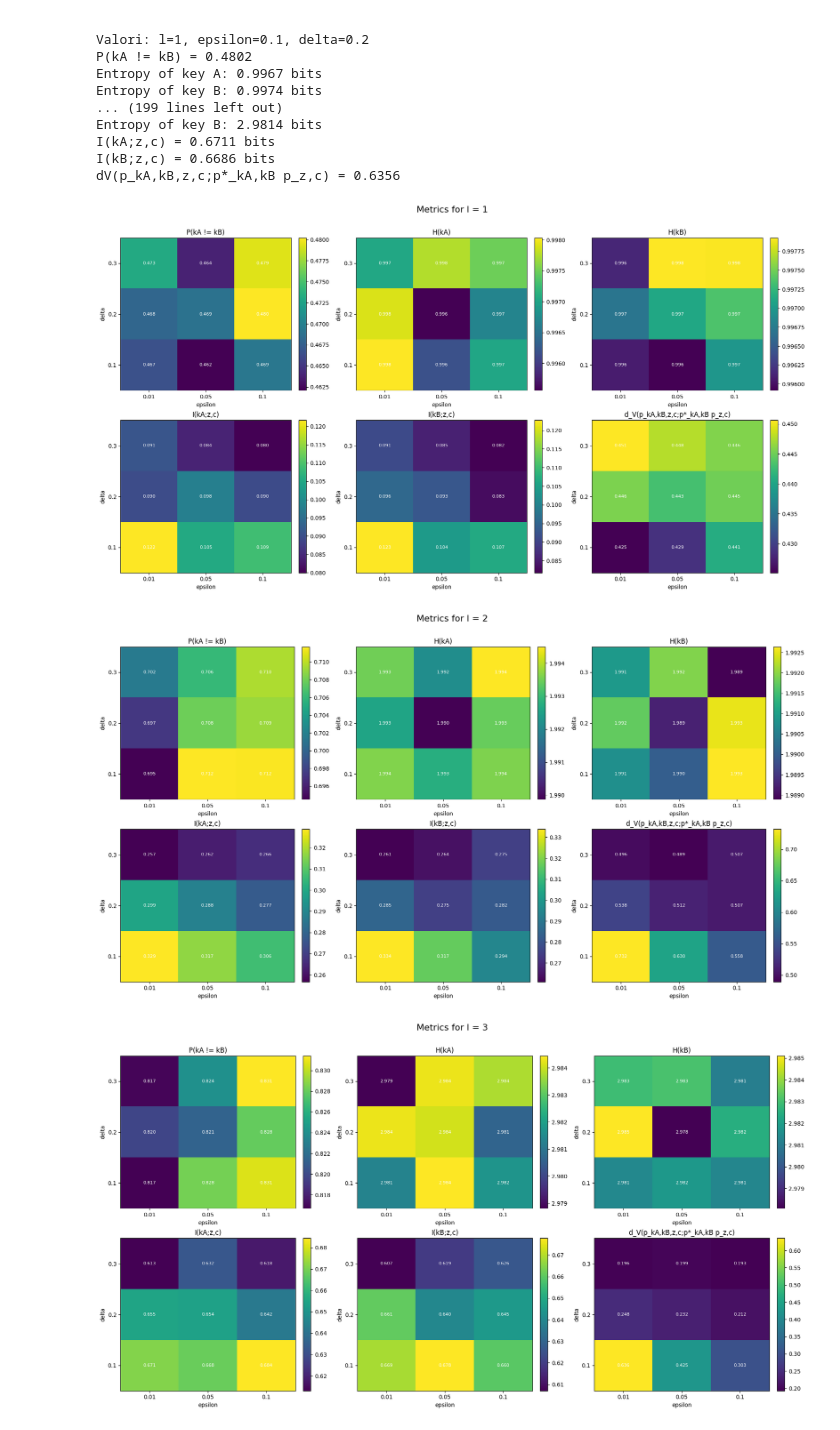
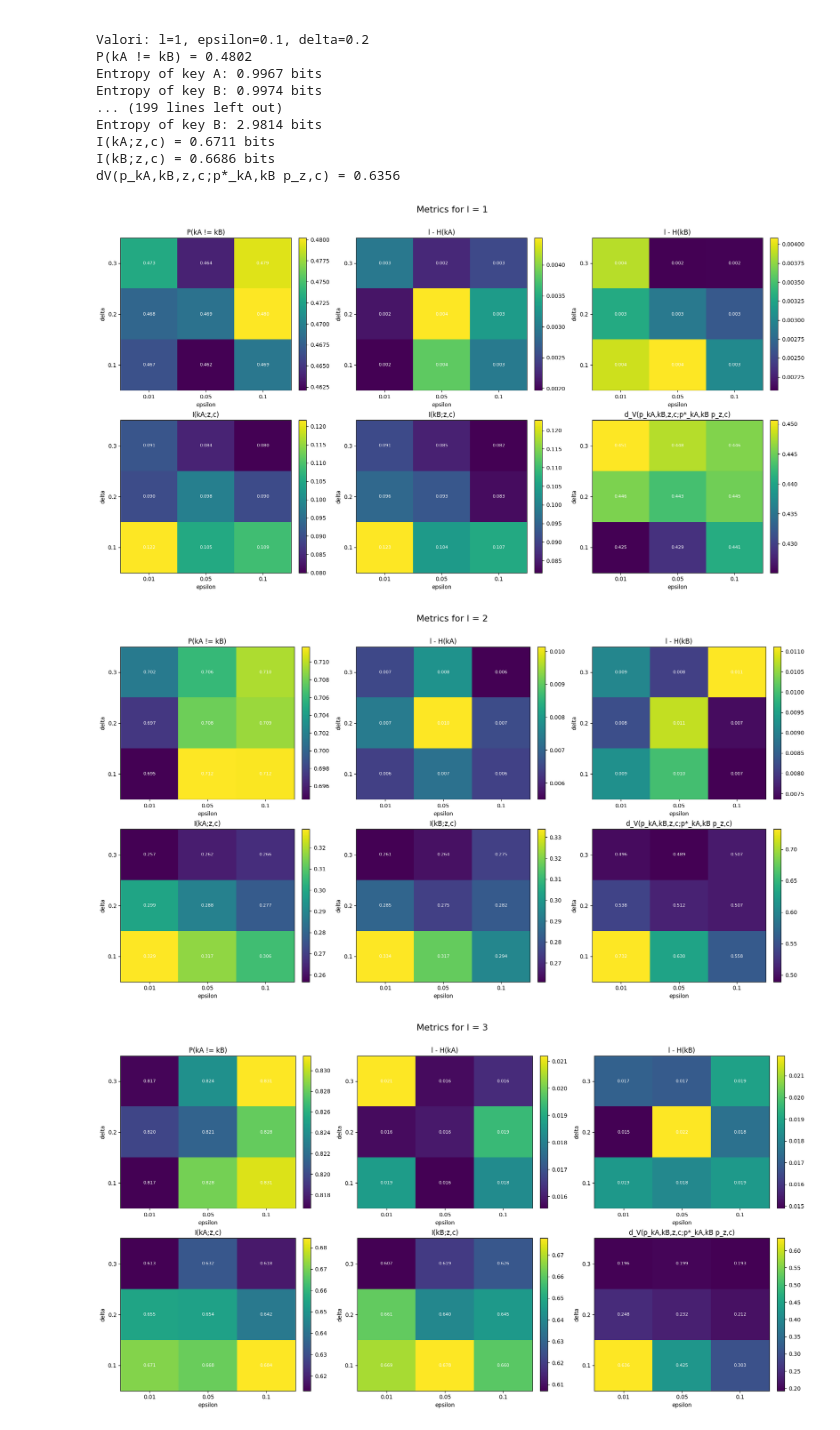
Before and after one commit to Massimo-Vettorello/Lab4I-S, a Jupyter notebook: code_sudormrf.ipynb, the cells around one changed output. Cells and saved outputs as stored; diff of their text form; code cells hidden in the pictures.

Commit message:
corrected plots

```diff
--- a/code_sudormrf.ipynb
+++ b/code_sudormrf.ipynb
@@ -722,8 +722,8 @@ dV(p_kA,kB,z,c;p*_kA,kB p_z,c) = 0.6356
 metrics = ['mismatch_prob', 'H_ka', 'H_kb', 'mutual_kA', 'mutual_kB', 'tvd']
 titles = [
     "P(kA != kB)",
-    "H(kA)",
-    "H(kB)",
+    "l - H(kA)",
+    "l - H(kB)",
     "I(kA;z,c)",
     "I(kB;z,c)",
     "d_V(p_kA,kB,z,c;p*_kA,kB p_z,c)"
@@ -735,33 +735,35 @@ for i in range(1, 4):
     deltas = sorted({k[2] for k in data.keys() if k[0] == l_fissato}, reverse=True)
 
     fig, axs = plt.subplots(2, 3, figsize=(18, 10))
 
     for idx, metric in enumerate(metrics):
         # Costruisci la matrice dei valori
         matrix = np.zeros((len(deltas), len(epsilons)))
         for i, delta_val in enumerate(deltas):
             for j, epsilon_val in enumerate(epsilons):
                 matrix[i, j] = data[(l_fissato, epsilon_val, delta_val)][metric]
+                if metric == 'H_ka' or metric == 'H_kb':
+                    matrix[i, j] = l_fissato - matrix[i, j]
         ax = axs[idx // 3, idx % 3]
         im = ax.imshow(matrix, aspect='auto', cmap='viridis', origin='upper')
         ax.set_xticks(np.arange(len(epsilons)))
         ax.set_yticks(np.arange(len(deltas)))
         ax.set_xticklabels(epsilons)
         ax.set_yticklabels(deltas)
         ax.set_xlabel("epsilon")
         ax.set_ylabel("delta")
         ax.set_title(titles[idx])
         # Annotazioni sui valori
         for i in range(len(deltas)):
             for j in range(len(epsilons)):
                 ax.text(j, i, f"{matrix[i, j]:.3f}", ha="center", va="center", color="w", fontsize=8)
         fig.colorbar(im, ax=ax, fraction=0.046, pad=0.04)
 
     plt.tight_layout()
     plt.subplots_adjust(top=0.9)
     plt.suptitle(f"Metrics for l = {l_fissato}", fontsize=16)
     plt.show()
 # %% [output]
-[figure, old version]
+[figure, new version]
-[figure, old version]
+[figure, new version]
-[figure, old version]
+[figure, new version]
```
